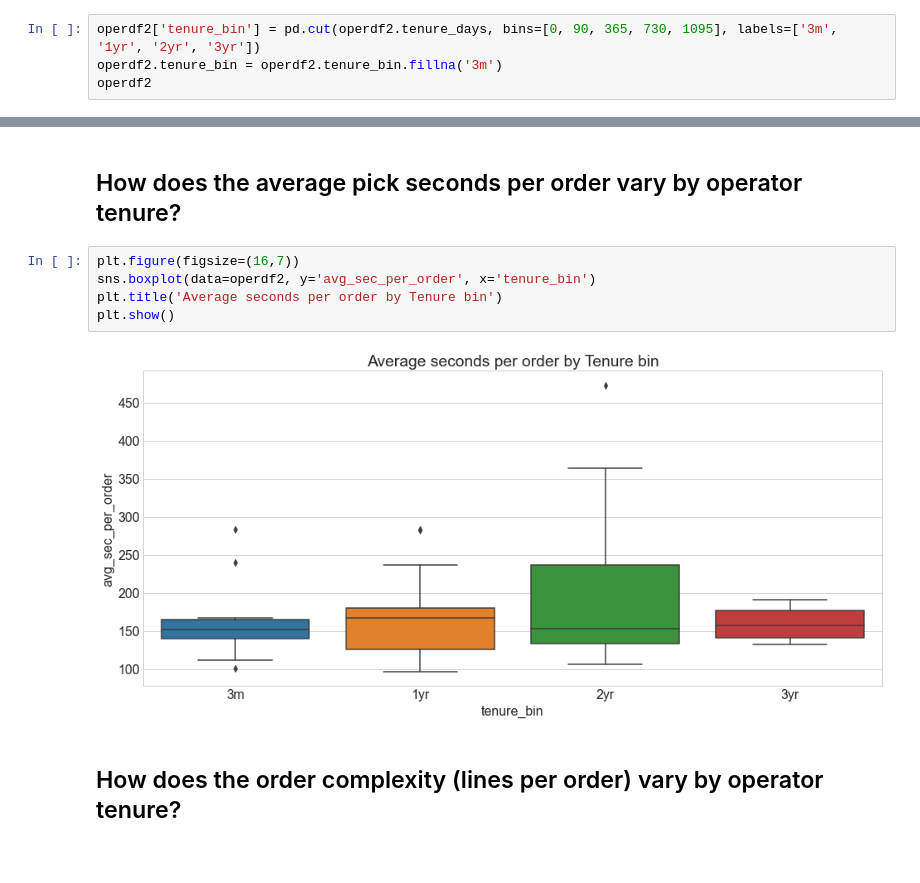
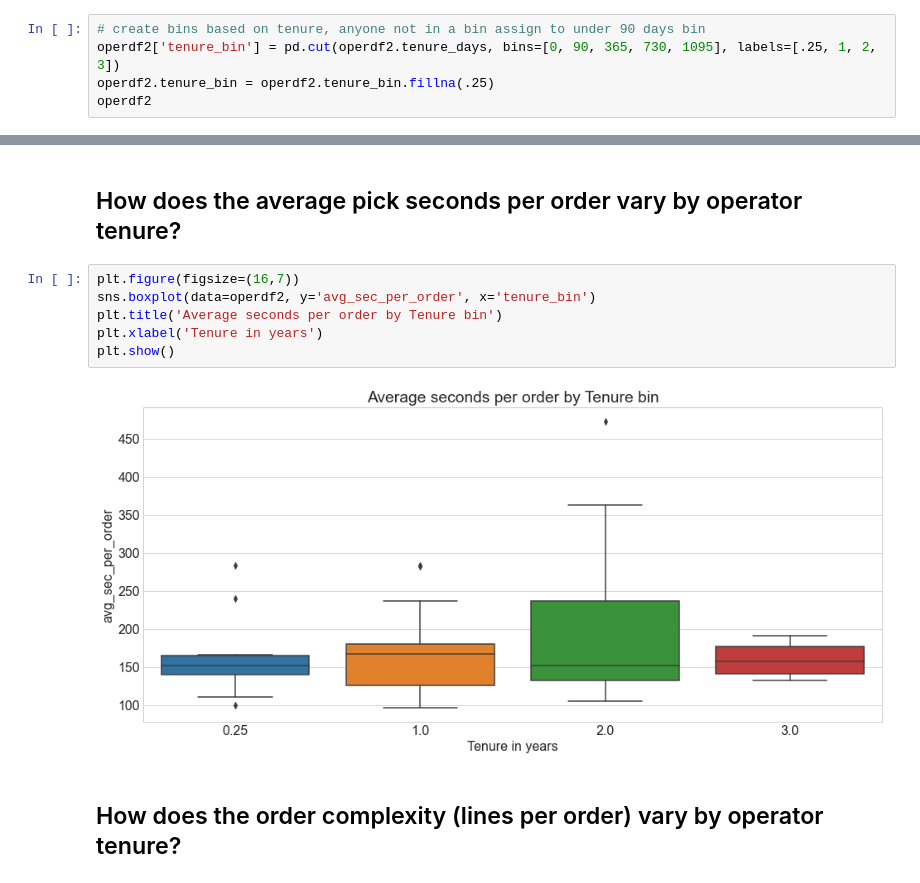
Before and after one commit to RyvynYoung/Supply_Chain, a Jupyter notebook: mvp.ipynb, the cells around one changed output, grey strips where cells are left out. Drawn from its saved outputs; the diff is of its cells as text.

```diff
--- a/mvp.ipynb
+++ b/mvp.ipynb
@@ -1017,8 +963,9 @@ operdf2 = operdf.copy()
 index = operdf2[operdf2.tenure_days == 0].index
 operdf2.drop(index, inplace=True)
 # %%
-operdf2['tenure_bin'] = pd.cut(operdf2.tenure_days, bins=[0, 90, 365, 730, 1095], labels=['3m', '1yr', '2yr', '3yr'])
-operdf2.tenure_bin = operdf2.tenure_bin.fillna('3m')
+# create bins based on tenure, anyone not in a bin assign to under 90 days bin
+operdf2['tenure_bin'] = pd.cut(operdf2.tenure_days, bins=[0, 90, 365, 730, 1095], labels=[.25, 1, 2, 3])
+operdf2.tenure_bin = operdf2.tenure_bin.fillna(.25)
 operdf2
 # %% [output]
 |  | total_lines | total_boxes | total_orders | total_pick_sec | first_day | last_day | shift_start_hour | ... |
@@ -1044,10 +991,11 @@ operdf2
 # %%
 plt.figure(figsize=(16,7))
 sns.boxplot(data=operdf2, y='avg_sec_per_order', x='tenure_bin')
 plt.title('Average seconds per order by Tenure bin')
+plt.xlabel('Tenure in years')
 plt.show()
 # %% [output]
-[figure, old version]
+[figure, new version]
 # %% [markdown]
 ## How does the order complexity (lines per order) vary by operator tenure?
 # %%
```
Also changed, not shown: parts of 24 cells of this notebook.
